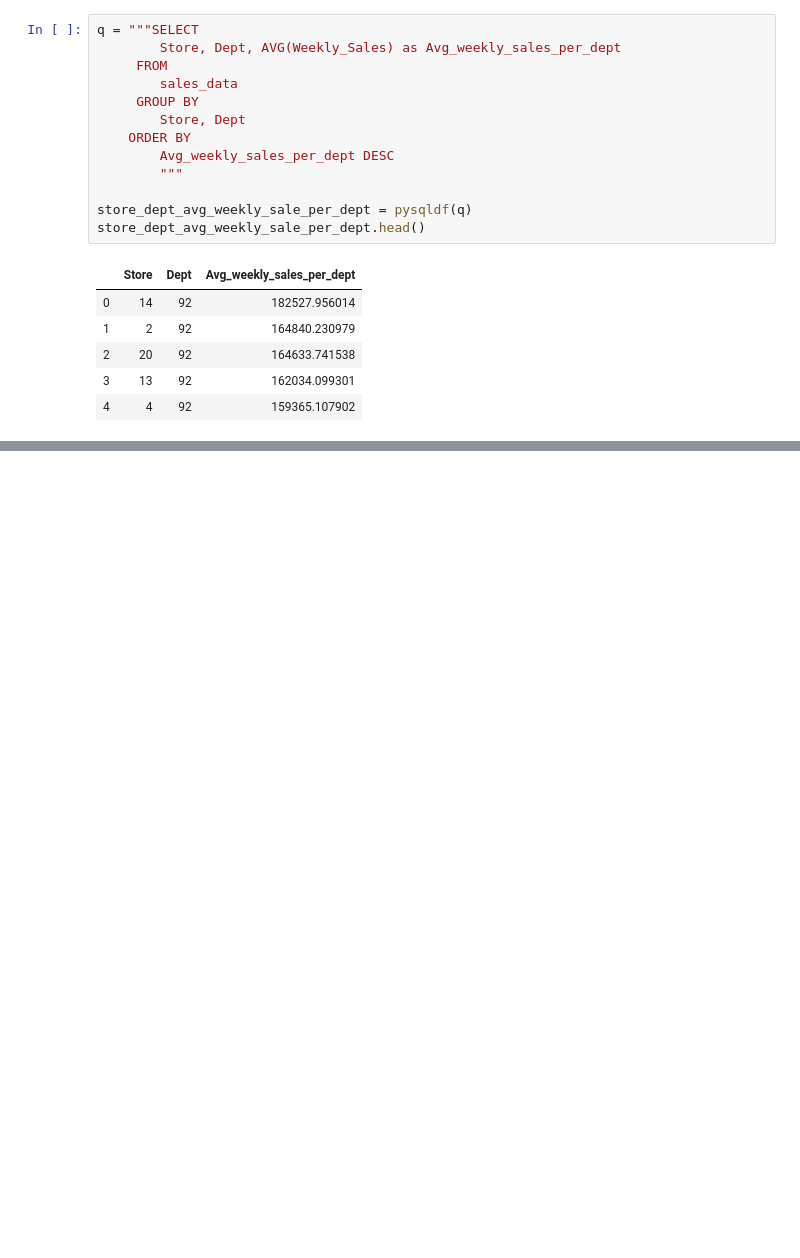
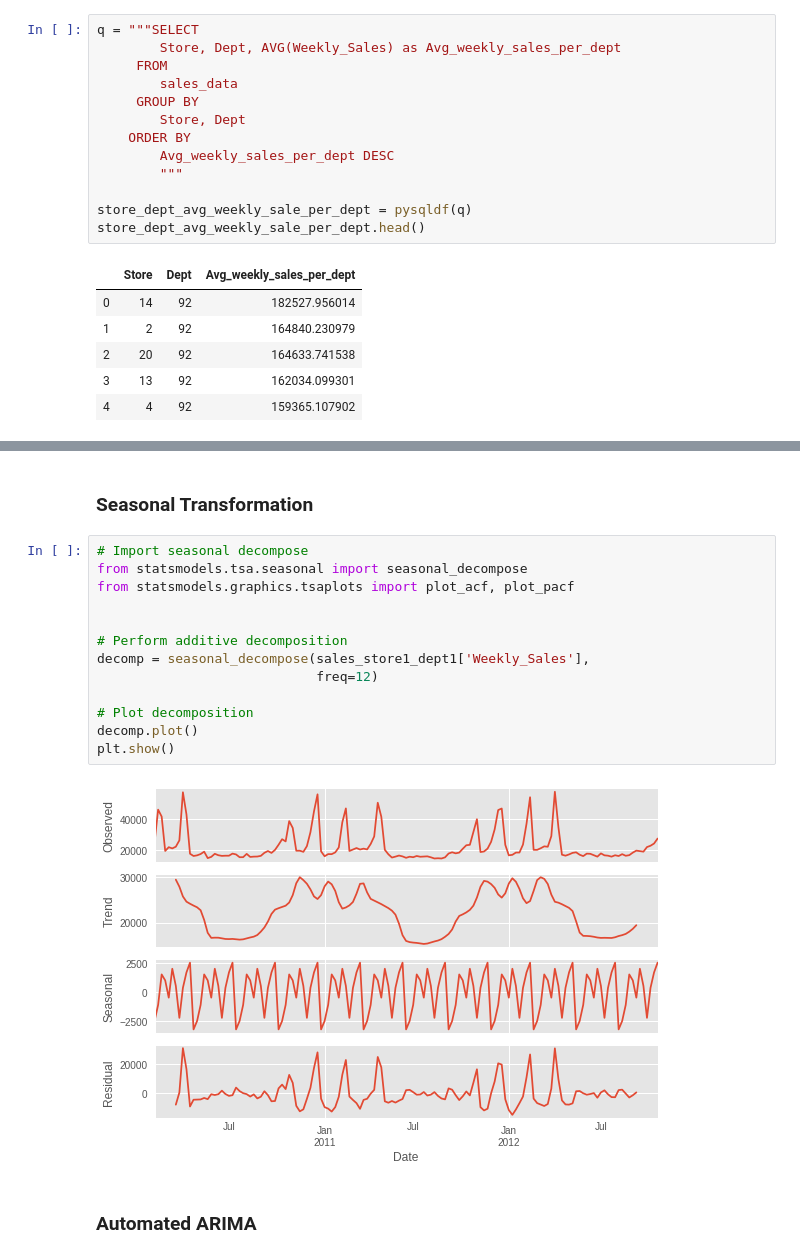
Before and after one commit to sagnikrana/Sales-Forecasting, a Jupyter notebook: Sales Forecasting.ipynb, the cells around one changed output, grey strips where cells are left out. Cells and saved outputs as stored; diff of their text form; blank space fills up the shorter version.

```diff
--- a/Sales Forecasting.ipynb
+++ b/Sales Forecasting.ipynb
@@ -134,0 +219,19 @@ dept_avg_weekly_sale_per_dept.plot()
+# %% [markdown]
+### Seasonal Transformation
+# %%
+# Import seasonal decompose
+from statsmodels.tsa.seasonal import seasonal_decompose
+from statsmodels.graphics.tsaplots import plot_acf, plot_pacf
+
+
+# Perform additive decomposition
+decomp = seasonal_decompose(sales_store1_dept1['Weekly_Sales'],
+                            freq=12)
+
+# Plot decomposition
+decomp.plot()
+plt.show()
+# %% [output]
+[figure, added]
+# %% [markdown]
+### Automated ARIMA
```
Also changed, not shown: parts of 13 cells of this notebook.
